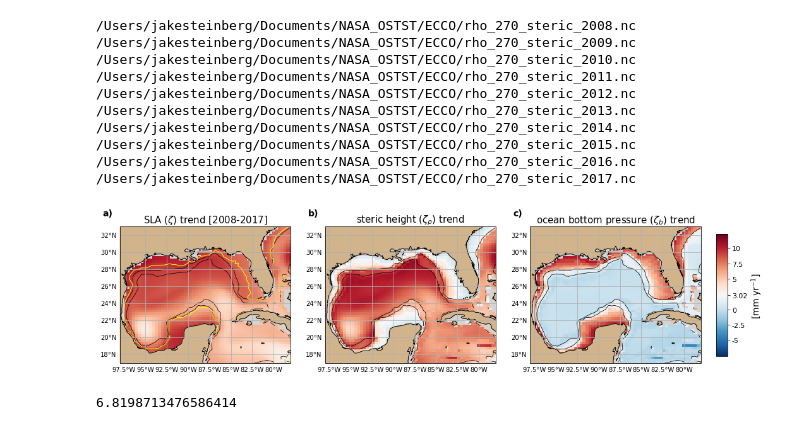
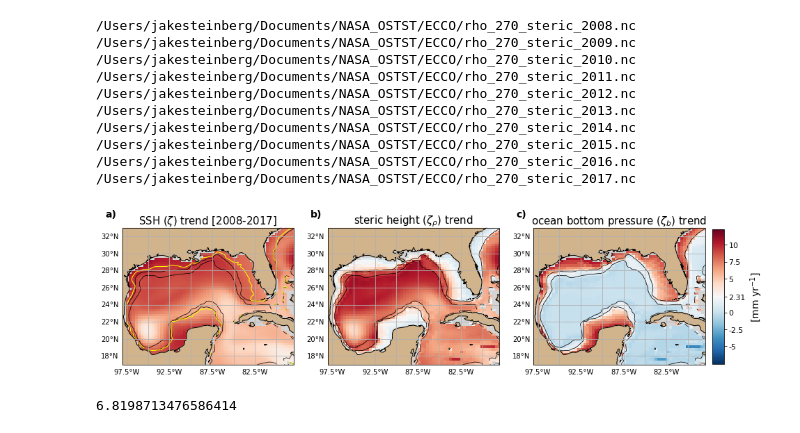
Before and after one commit to jakesteinberg/nasa_ostst, a Jupyter notebook: landerer.ipynb, the cells around one changed output. Cells and saved outputs as stored; diff of their text form; code cells hidden in the pictures.

```diff
--- a/landerer.ipynb
+++ b/landerer.ipynb
@@ -216,10 +216,11 @@ ster = ster_a_detrend.where(ecco_monthly_ds.hFacC.isel(tile=tile_num,k=0) !=0, n
 lon_w = -98; lon_e = -78; lat_s = 17; lat_n = 33;
 colMap = plt.get_cmap('RdBu_r');
 # cmin = 1000*(0.0030186245502099134 - 0.01); cmax = 1000*(0.0030186245502099134 + 0.01)
-cmin = 1000*(0.00230802602731798 - 0.01); cmax = 1000*(0.00230802602731798 + 0.01);
+gom_m_trend_plot = 0.00230802602731798
+cmin = 1000*(gom_m_trend_plot - 0.01); cmax = 1000*(gom_m_trend_plot + 0.01);
 ocean_mask = np.ceil(ecco_monthly_ds.hFacC[0]); ocean_mask = ocean_mask.where(ocean_mask==1, np.nan)
 
-f, (ax,ax3,ax2) = plt.subplots(1,3,figsize=(16.5,4.5), subplot_kw={'projection':ccrs.PlateCarree(central_longitude=0)})
+f, (ax,ax3,ax2) = plt.subplots(1,3,figsize=(15,4.5), subplot_kw={'projection':ccrs.PlateCarree(central_longitude=0)})
 skill = 1 - ((rho0*g*ssh_anom.isel(tile=tile_num) - obp_anom.isel(tile=tile_num)).var(dim='time')) / \
              ((rho0*g*ssh_anom.isel(tile=tile_num)).var(dim='time'))
 
@@ -237,40 +238,40 @@ gl = ax.gridlines(draw_labels=True); gl.xlabels_top = False; gl.ylabels_right =
 # ax.set_yticks([-97.5,-95,-92.5,-90,-87.5,-85,-82.5,-80])
 ax.set_xlim([lon_w, lon_e]); ax.set_ylim([lat_s, lat_n])
 ax.set_facecolor('#D3D3D3'); ax.grid(); # ax.set_xticks([-95,-90,-85,-80])
-ax.set_title(r'SLA ($\zeta$) trend [2008-2017]',fontsize=15)
+ax.set_title(r'SSH ($\zeta$) trend [2008-2017]',fontsize=15)
 ax.set_xlabel('Longitude',fontsize=14); ax.set_ylabel('Latitude',fontsize=14)
 
 peo = pobp.polyfit_coefficients.sel(tile=tile_num,degree=1)*1e9*60*60*24*365/g/rho0*1000
 cc = ax2.pcolor(lons, lats, peo*ocean_mask.sel(tile=tile_num), transform=ccrs.PlateCarree(),cmap=colMap,vmin=cmin,vmax=cmax);
 ax2.contour(lons, lats, dep.isel(tile=tile_num), [150], linewidths=0.75, colors='k', transform=ccrs.PlateCarree())
 ax2.contour(lons, lats, dep.isel(tile=tile_num), [1000], linewidths=0.75, colors='k', transform=ccrs.PlateCarree())
 ax2.add_feature(cartopy.feature.LAND, color='#D2B48C',zorder=1); ax2.coastlines()
 gl = ax2.gridlines(draw_labels=True); gl.xlabels_top = False; gl.ylabels_right = False;
 ax2.set_xlim([lon_w, lon_e]); ax2.set_ylim([lat_s, lat_n]);  ax2.grid();
 ax2.set_title(r'ocean bottom pressure ($\zeta_b$) trend',fontsize=15)
 ax2.set_facecolor('#D3D3D3');
 
 pes = pster.polyfit_coefficients.sel(degree=1)*1e9*60*60*24*365/g/rho0*1000
 cc = ax3.pcolor(lons, lats, pes*ocean_mask.sel(tile=tile_num), transform=ccrs.PlateCarree(),cmap=colMap,vmin=cmin,vmax=cmax);
 ax3.contour(lons, lats, dep.isel(tile=tile_num), [150], linewidths=0.75, colors='k', transform=ccrs.PlateCarree())
 ax3.contour(lons, lats, dep.isel(tile=tile_num), [1000], linewidths=0.75, colors='k', transform=ccrs.PlateCarree())
 ax3.add_feature(cartopy.feature.LAND, color='#D2B48C',zorder=1); ax3.coastlines()
 gl = ax3.gridlines(draw_labels=True); gl.xlabels_top = False; gl.ylabels_right = False;
 ax3.set_xlim([lon_w, lon_e]); ax3.set_ylim([lat_s, lat_n]); ax3.set_facecolor('#D3D3D3'); ax3.grid();
 ax3.set_title(r'steric height ($\zeta_{\rho}$) trend',fontsize=15)
 
-cbpos = [0.92, 0.2, 0.015, 0.6]; cax = f.add_axes(cbpos);
-cb = f.colorbar(cc, cax=cax, orientation='vertical', extend='neither', ticks=np.array([1000])*[-0.005,-0.0025,0,0.002308,0.005,0.0075,0.01])
+cbpos = [0.91, 0.2, 0.015, 0.6]; cax = f.add_axes(cbpos);
+cb = f.colorbar(cc, cax=cax, orientation='vertical', extend='neither', ticks=np.array([1000])*[-0.005,-0.0025,0,gom_m_trend_plot,0.005,0.0075,0.01])
 cb.ax.tick_params(labelsize=11)
 cb.ax.set_ylabel('[mm yr$^{-1}$]',fontsize=14)
-cb.set_ticklabels(['-5','-2.5','0','3.02','5','7.5','10'])
+cb.set_ticklabels(['-5','-2.5','0',str(np.round(gom_m_trend_plot*1000,2)),'5','7.5','10'])
 ax.text(lon_w-2,lat_n+1.25,'a)',fontsize=14,fontweight='bold'); ax2.text(lon_w-2,lat_n+1.25,'c)',fontsize=14,fontweight='bold')
 ax3.text(lon_w-2,lat_n+1.25,'b)',fontsize=14,fontweight='bold')
-
 ax2.set_facecolor('#D3D3D3');
+# plt.tight_layout()
 f.savefig('/Users/jakesteinberg/Documents/NASA_OSTST/manuscript/figures_v1/f3_ecco_ssh_obp_ster_scb.jpg', dpi=300)
 # %% [output]
-[figure, old version]
+[figure, new version]
 # %%
 pes = pster.polyfit_coefficients.sel(degree=1)*1e9*60*60*24*365/g/rho0*1000
 np.nanmean(pes*gulf_mask)
```
Also changed, not shown: parts of 6 cells of this notebook, 5 other files.
